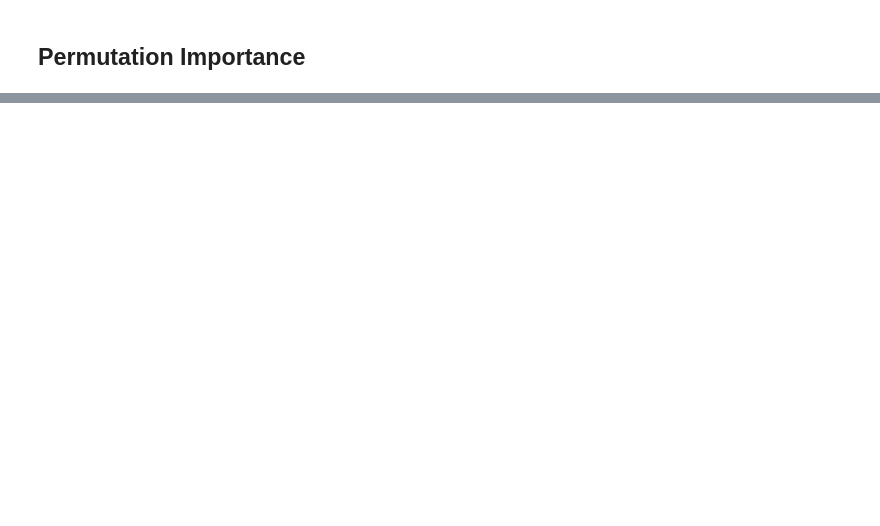
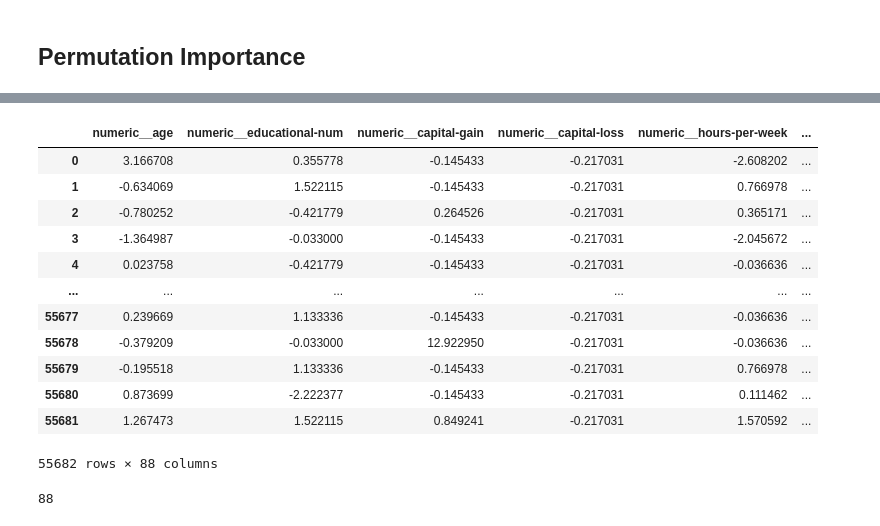
Before and after one commit to SuheirJammal/Adult_Income_Prediction_Analysis, a Jupyter notebook: Adult_Income_Analysis_Prediction.ipynb, the cells around one changed output, grey strips where cells are left out. Saved outputs shown, nothing was run; the diff lists cells and outputs as text; code cells hidden in the pictures; blank space fills up the shorter version.

```diff
--- a/Adult_Income_Analysis_Prediction.ipynb
+++ b/Adult_Income_Analysis_Prediction.ipynb
@@ -1071,0 +1139,37 @@ warnings.filterwarnings('ignore')
+# %%
+# define the features matrix and the target vector
+features_to_drop = ['education', 'fnlwgt', 'income']
+X = df.drop(columns=[*features_to_drop])
+y = df['income'].replace({'<=50K': 0,
+                          '>50K' : 1})
+# %%
+X_train,X_test, y_train, y_test = train_test_split(X, y, random_state=42)
+# %%
+#instantiate the preprocessor
+preprocessor = ColumnTransformer([num_tuple, cat_tuple])
+
+#instantiate the oversampler
+smote = SMOTE()
+
+#fit the tranformer
+X_train_tf = preprocessor.fit_transform(X_train)
+X_test_tf = preprocessor.transform(X_test)
+
+#fit the oversampler
+X_train_sm, y_train_sm = smote.fit_resample(X_train_tf, y_train)
+# %%
+X_train_sm
+# %% [output]
+|  | numeric__age | numeric__educational-num | numeric__capital-gain | numeric__capital-loss | numeric__hours-per-week | ... |
+| 0 | 3.166708 | 0.355778 | -0.145433 | -0.217031 | -2.608202 | ... |
+| 1 | -0.634069 | 1.522115 | -0.145433 | -0.217031 | 0.766978 | ... |
+| 2 | -0.780252 | -0.421779 | 0.264526 | -0.217031 | 0.365171 | ... |
+| 3 | -1.364987 | -0.033000 | -0.145433 | -0.217031 | -2.045672 | ... |
+| 4 | 0.023758 | -0.421779 | -0.145433 | -0.217031 | -0.036636 | ... |
+| ... | ... | ... | ... | ... | ... | ... |
+| 55677 | 0.239669 | 1.133336 | -0.145433 | -0.217031 | -0.036636 | ... |
+| 55678 | -0.379209 | -0.033000 | 12.922950 | -0.217031 | -0.036636 | ... |
+| 55679 | -0.195518 | 1.133336 | -0.145433 | -0.217031 | 0.766978 | ... |
+| 55680 | 0.873699 | -2.222377 | -0.145433 | -0.217031 | 0.111462 | ... |
+| 55681 | 1.267473 | 1.522115 | 0.849241 | -0.217031 | 1.570592 | ... |
+55682 rows × 88 columns
@@ -1071,0 +1178,4 @@ warnings.filterwarnings('ignore')
+# %%
+input_shape
+# %% [output]
+88
```
Also changed, not shown: parts of 28 cells of this notebook.
